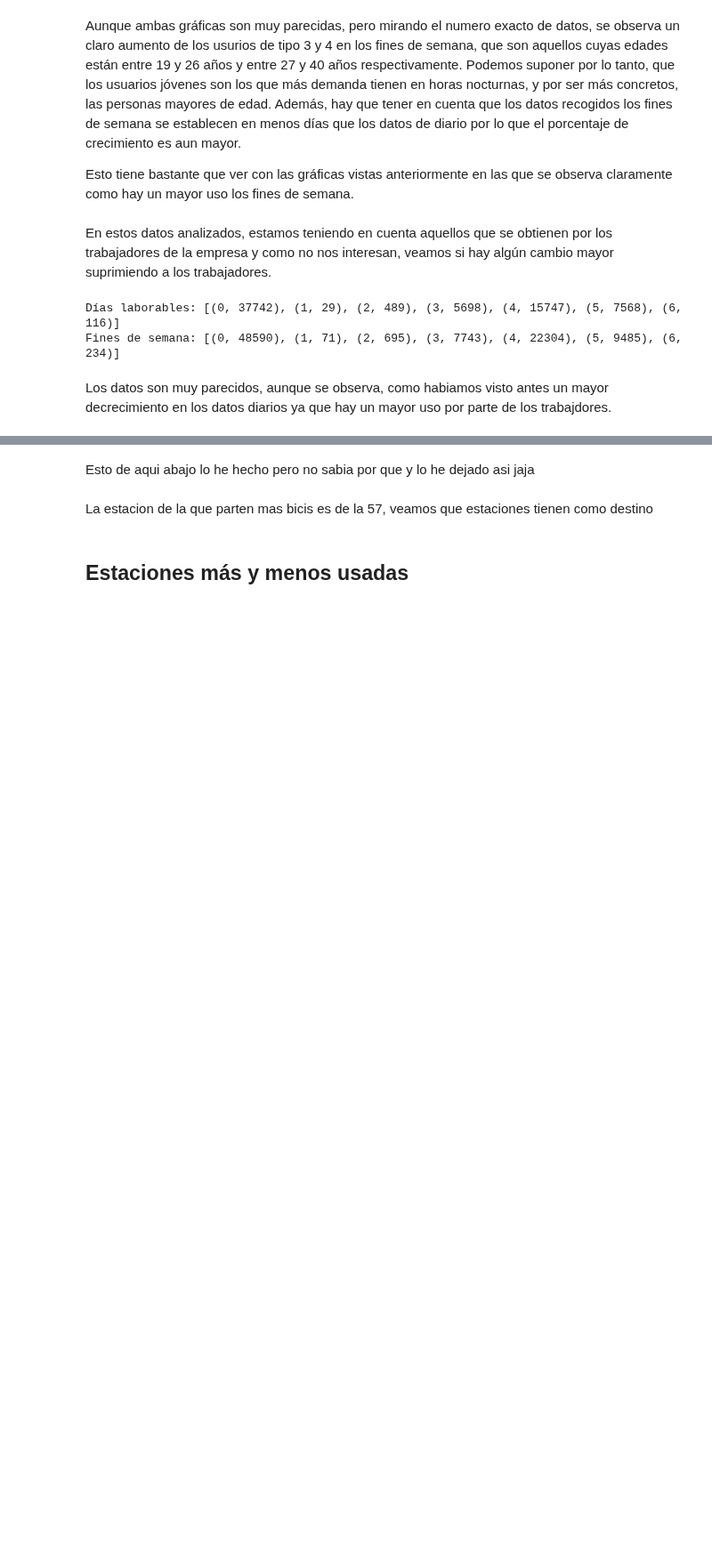
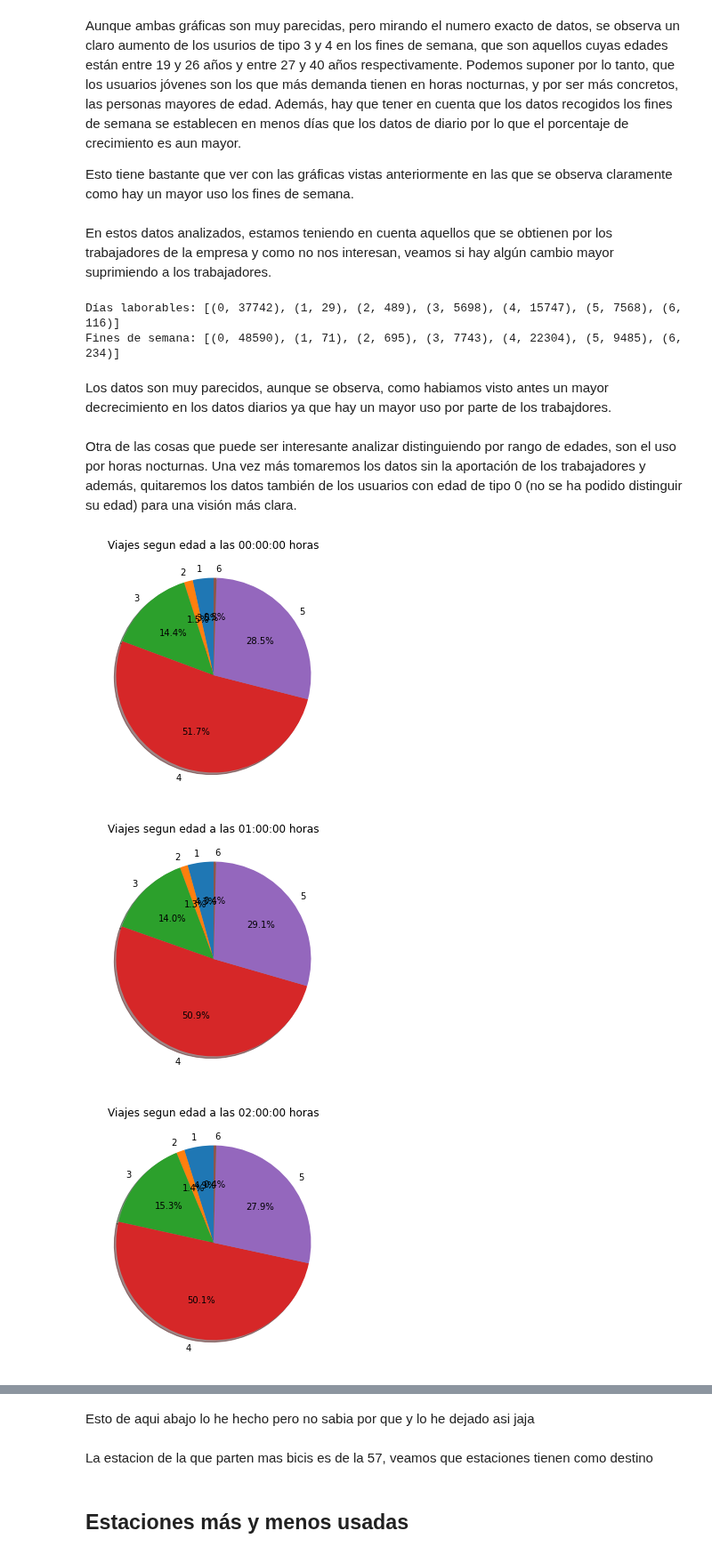
Before and after one commit to ParalelaUCM/biciMAD, a Jupyter notebook: PracticaSpark_BiciMad.ipynb, the cells around one changed output, grey strips where cells are left out. Shown at 89% size. Cells and saved outputs as stored; diff of their text form; code cells hidden in the pictures; blank space fills up the shorter version.

```diff
--- a/PracticaSpark_BiciMad.ipynb
+++ b/PracticaSpark_BiciMad.ipynb
@@ -565,3 +646,13 @@ Días laborables: [(0, 37742), (1, 29), (2, 489), (3, 5698), (4, 15747), (5, 756
 Fines de semana: [(0, 48590), (1, 71), (2, 695), (3, 7743), (4, 22304), (5, 9485), (6, 234)]
 # %% [markdown]
 Los datos son muy parecidos, aunque se observa, como habiamos visto antes un mayor decrecimiento en los datos diarios ya que hay un mayor uso por parte de los trabajdores.
+# %% [markdown]
+Otra de las cosas que puede ser interesante analizar distinguiendo por rango de edades, son el uso por horas nocturnas. Una vez más tomaremos los datos sin la aportación de los trabajadores y además, quitaremos los datos también de los usuarios con edad de tipo 0 (no se ha podido distinguir su edad) para una visión más clara.
+# %%
+#Los nombres en el gráfico salen 'desordenados' pero bueno, yo creo que da igual.
+for i in range(len(horas)):
+  grafica(rddHoras.filter(lambda x: x[0] == horas[i]).filter(lambda x: x[1][1] != 0).map(lambda x: (x[1][1], 1)).sortByKey().countByKey(), i, 'edad')
+# %% [output]
+[figure, added]
+[figure, added]
+[figure, added]
```
Also changed, not shown: parts of 22 cells of this notebook.
